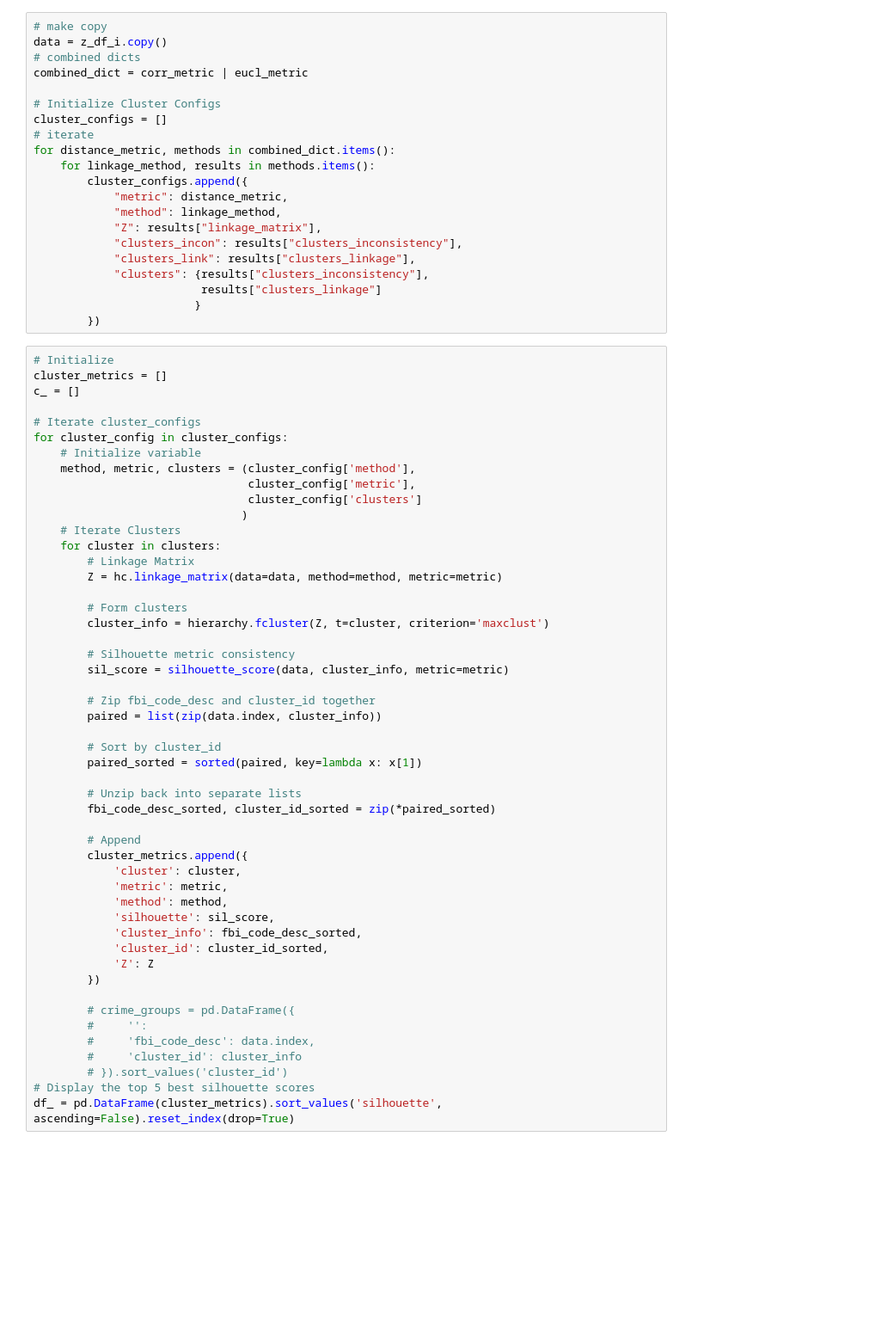
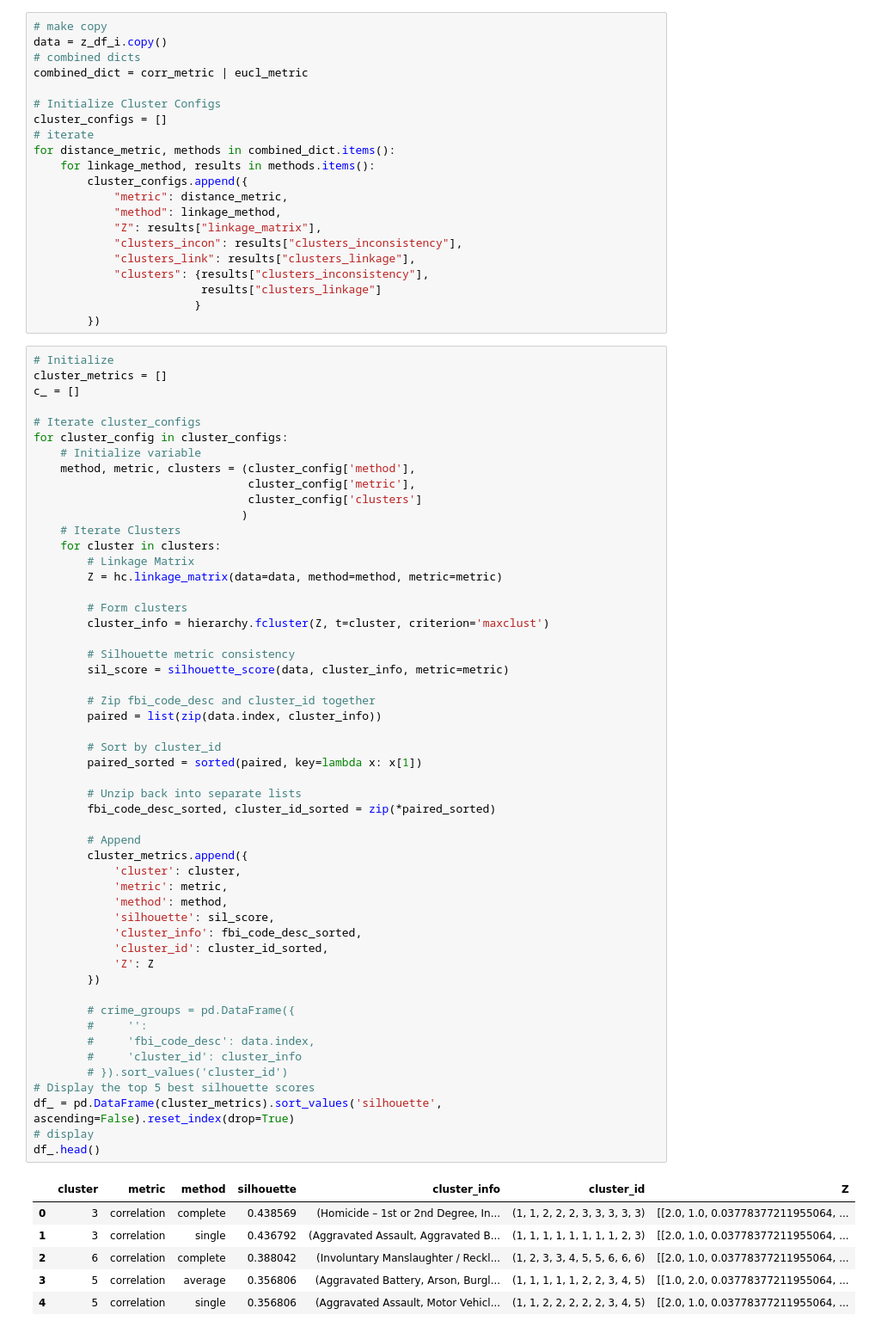
Before and after one commit to SirErikPak/ChicagoCrime, a Jupyter notebook: Notebook/ChicagoCrimeExploratoryClusterAnalysis.ipynb, the cells around one changed output. Shown at 86% size. Drawn from its saved outputs; the diff is of its cells as text; blank space fills up the shorter version.

```diff
--- a/Notebook/ChicagoCrimeExploratoryClusterAnalysis.ipynb
+++ b/Notebook/ChicagoCrimeExploratoryClusterAnalysis.ipynb
@@ -398,30 +401,39 @@ for cluster_config in cluster_configs:
         # Silhouette metric consistency
         sil_score = silhouette_score(data, cluster_info, metric=metric)
 
         # Zip fbi_code_desc and cluster_id together
         paired = list(zip(data.index, cluster_info))
 
         # Sort by cluster_id
         paired_sorted = sorted(paired, key=lambda x: x[1])
 
         # Unzip back into separate lists
         fbi_code_desc_sorted, cluster_id_sorted = zip(*paired_sorted)
 
         # Append
         cluster_metrics.append({
             'cluster': cluster,
             'metric': metric,
             'method': method,
             'silhouette': sil_score,
             'cluster_info': fbi_code_desc_sorted,
             'cluster_id': cluster_id_sorted,
             'Z': Z
         })
 
         # crime_groups = pd.DataFrame({
         #     '':
         #     'fbi_code_desc': data.index,
         #     'cluster_id': cluster_info
         # }).sort_values('cluster_id')
 # Display the top 5 best silhouette scores
 df_ = pd.DataFrame(cluster_metrics).sort_values('silhouette', ascending=False).reset_index(drop=True)
+# display
+df_.head()
+# %% [output]
+|  | cluster | metric | method | silhouette | cluster_info | cluster_id | Z |
+| 0 | 3 | correlation | complete | 0.438569 | (Homicide – 1st or 2nd Degree, In... | (1, 1, 2, 2, 2, 3, 3, 3, 3, 3) | [[2.0, 1.0, 0.03778377211955064, ... |
+| 1 | 3 | correlation | single | 0.436792 | (Aggravated Assault, Aggravated B... | (1, 1, 1, 1, 1, 1, 1, 1, 2, 3) | [[2.0, 1.0, 0.03778377211955064, ... |
+| 2 | 6 | correlation | complete | 0.388042 | (Involuntary Manslaughter / Reckl... | (1, 2, 3, 3, 4, 5, 5, 6, 6, 6) | [[2.0, 1.0, 0.03778377211955064, ... |
+| 3 | 5 | correlation | average | 0.356806 | (Aggravated Battery, Arson, Burgl... | (1, 1, 1, 1, 1, 2, 2, 3, 4, 5) | [[1.0, 2.0, 0.03778377211955064, ... |
+| 4 | 5 | correlation | single | 0.356806 | (Aggravated Assault, Motor Vehicl... | (1, 1, 2, 2, 2, 2, 2, 3, 4, 5) | [[2.0, 1.0, 0.03778377211955064, ... |
```
Also changed, not shown: parts of 8 cells of this notebook, 8 other files.
